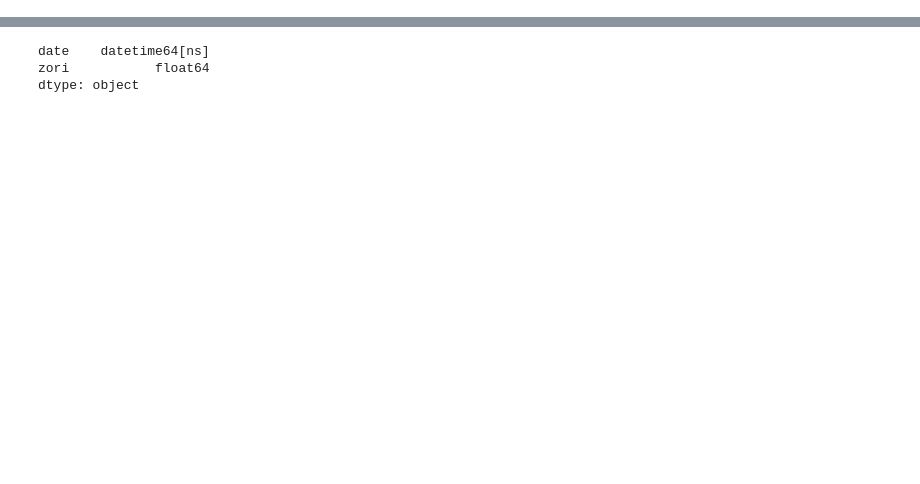
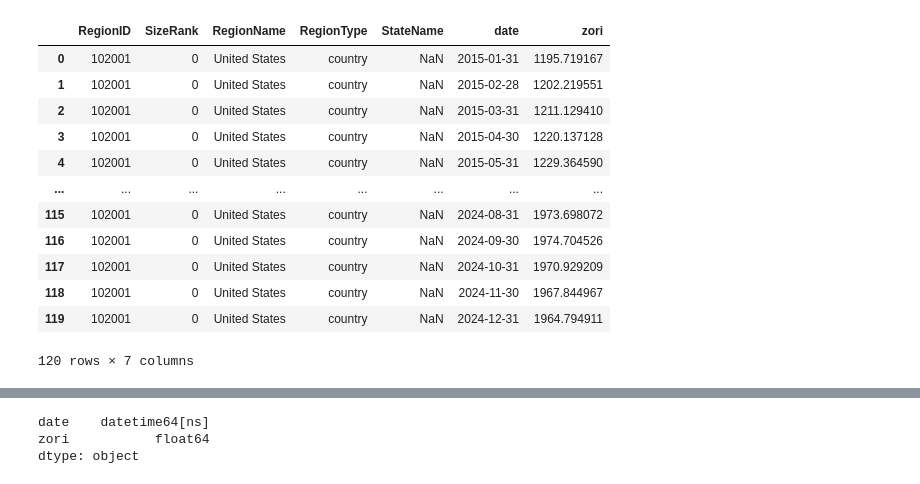
Before and after one commit to gmelmed/gmelmed.github.io, a Jupyter notebook: final_project/zori_cpi.ipynb, the cells around one changed output, grey strips where cells are left out. Drawn from its saved outputs; the diff is of its cells as text; code cells hidden in the pictures; blank space fills up the shorter version.

```diff
--- a/final_project/zori_cpi.ipynb
+++ b/final_project/zori_cpi.ipynb
@@ -39,0 +40,19 @@ cpi
+# %%
+# get zori data
+zori = pd.read_csv("data/zori_us.csv")
+# %%
+zori
+# %% [output]
+|  | RegionID | SizeRank | RegionName | RegionType | StateName | date | zori |
+| 0 | 102001 | 0 | United States | country | NaN | 2015-01-31 | 1195.719167 |
+| 1 | 102001 | 0 | United States | country | NaN | 2015-02-28 | 1202.219551 |
+| 2 | 102001 | 0 | United States | country | NaN | 2015-03-31 | 1211.129410 |
+| 3 | 102001 | 0 | United States | country | NaN | 2015-04-30 | 1220.137128 |
+| 4 | 102001 | 0 | United States | country | NaN | 2015-05-31 | 1229.364590 |
+| ... | ... | ... | ... | ... | ... | ... | ... |
+| 115 | 102001 | 0 | United States | country | NaN | 2024-08-31 | 1973.698072 |
+| 116 | 102001 | 0 | United States | country | NaN | 2024-09-30 | 1974.704526 |
+| 117 | 102001 | 0 | United States | country | NaN | 2024-10-31 | 1970.929209 |
+| 118 | 102001 | 0 | United States | country | NaN | 2024-11-30 | 1967.844967 |
+| 119 | 102001 | 0 | United States | country | NaN | 2024-12-31 | 1964.794911 |
+120 rows × 7 columns
```
Also changed, not shown: parts of 6 cells of this notebook, 8 other files.
